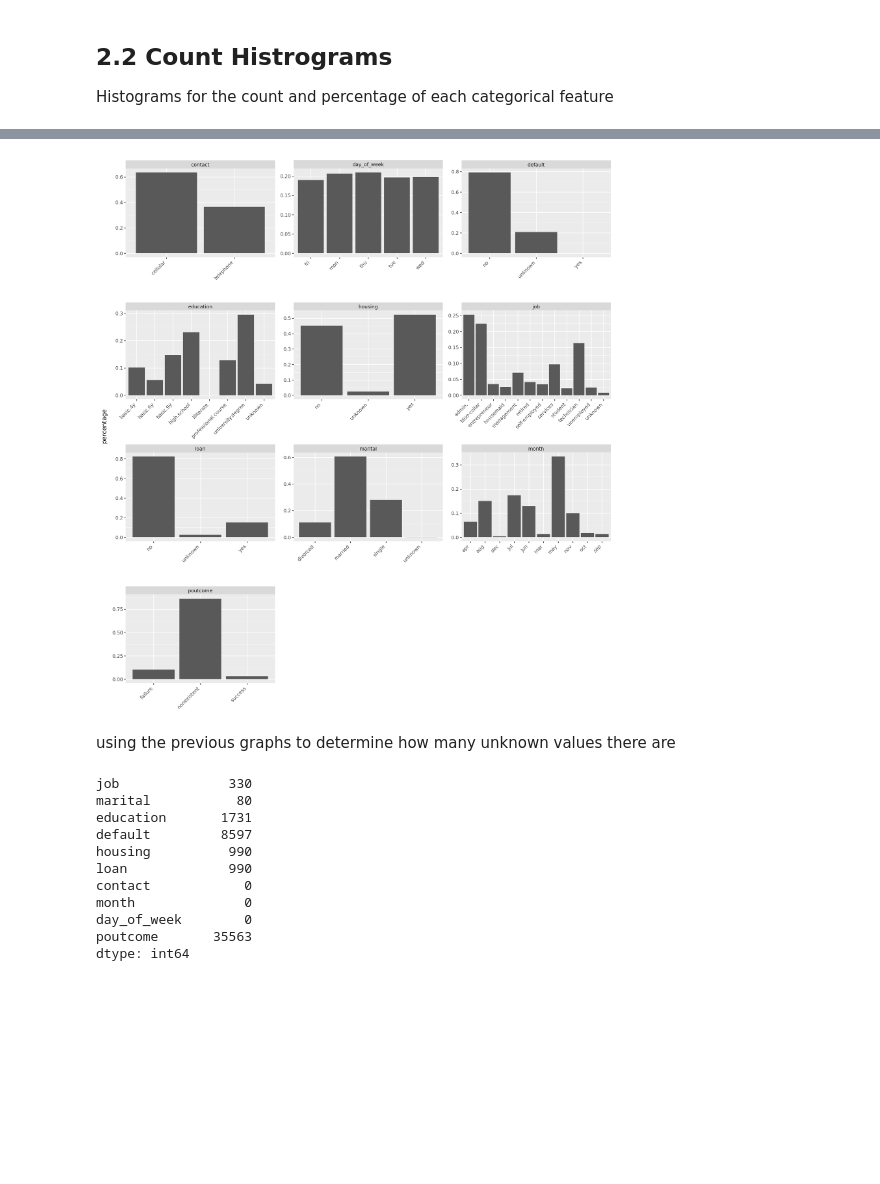
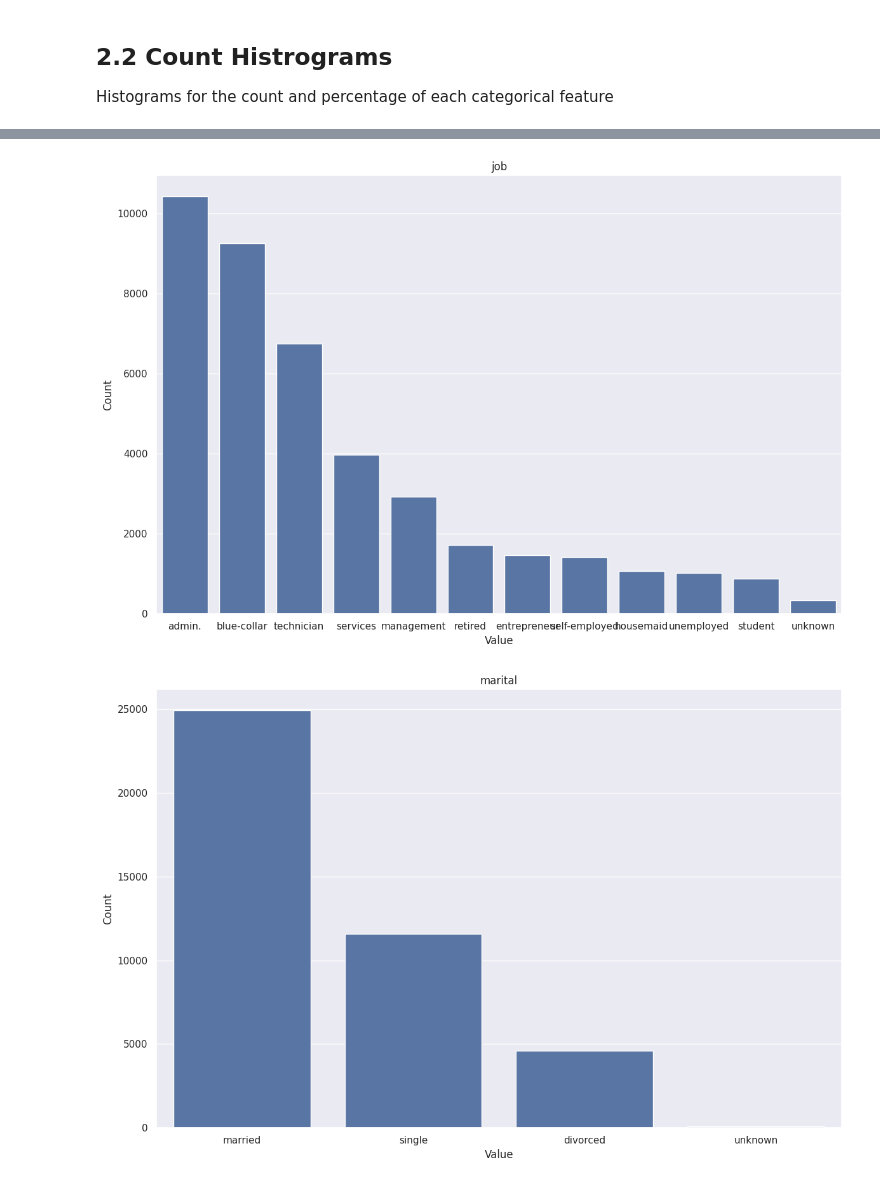
Before and after one commit to stafa10/CA1Theory2Practice, a Jupyter notebook: CillianCategorical.ipynb, the cells around one changed output, grey strips where cells are left out. Drawn from its saved outputs; the diff is of its cells as text; code cells hidden in the pictures; blank space fills up the shorter version.

```diff
--- a/CillianCategorical.ipynb
+++ b/CillianCategorical.ipynb
@@ -75,36 +98,15 @@ countplot
-# %%
- # separates each feature into seperate tables of feature and val and gets the percentage rename to set name and reset index to make it a regular df (without an index)
-percentage = (
-    meltedData.groupby("feature")["val"].value_counts(normalize=True).rename("percentage").reset_index()
-)
-
-countplot = (
-    ggplot(percentage, aes(x="val", y="percentage"))
-    + facet_wrap("feature", ncol=3, scales="free") # splits plit into one panel per feature, free means each feature has its own count range
-    + geom_col() # use data supplied in percentage
-    + theme(
-        axis_text_x=element_text(rotation=45, hjust=1),
-        figure_size=(13,14),
-        axis_title_x=element_blank() # removes title
-    )
-)
-countplot
-# %% [output]
-[figure, removed]
-# %% [markdown]
-using the previous graphs to determine how many unknown values there are
-# %%
-unknown = ((bankData[str_features] =="unknown").sum()) + ((bankData[str_features] =="nonexistent").sum())
-print(unknown)
-# %% [output]
-job              330
-marital           80
-education       1731
-default         8597
-housing          990
-loan             990
-contact            0
-month              0
-day_of_week        0
-poutcome       35563
-dtype: int64
+# %%
+for col in bankData[str_features]:
+  # make it a df with .reset_index, for each col sep into a df with value and count
+  counts = bankData[col].value_counts().reset_index()
+  counts.columns = ["Value", "Count"]
+
+  sns.barplot(data=counts, x="Value", y="Count")
+  #change figsize with rc instead of plt
+  sns.set_theme(rc={"figure.figsize": (12,8)})
+  plt.title (col)
+  plt.tight_layout()
+  plt.show()
+# %% [output]
+[figure, added]
+[figure, added]
```
Also changed, not shown: parts of 23 cells of this notebook.
